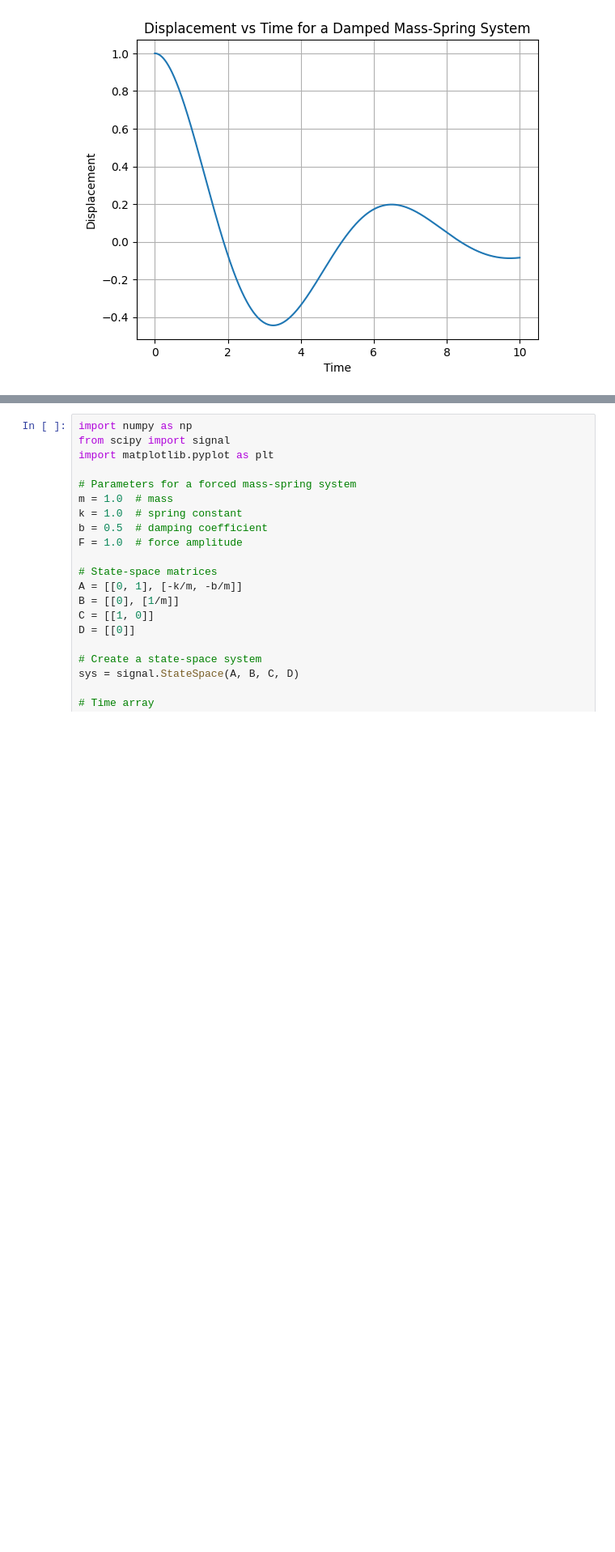
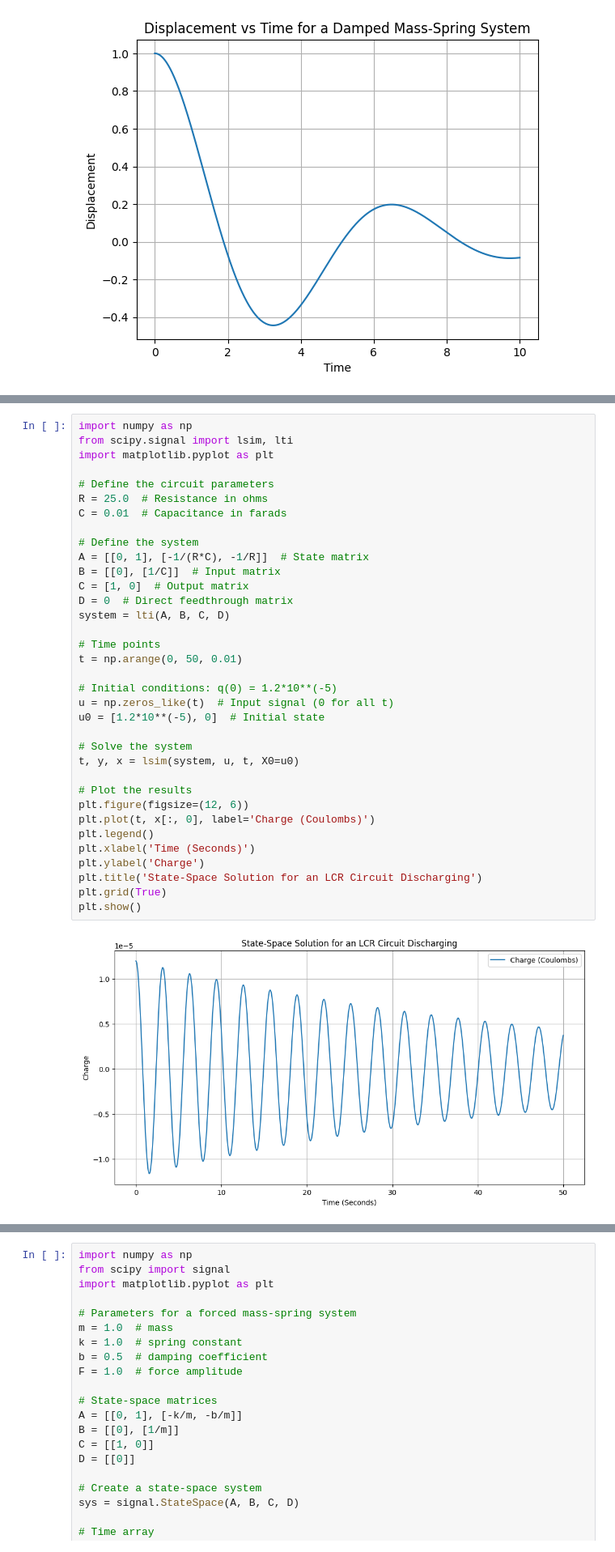
Before and after one commit to Gimgachad/Pyproj, a Jupyter notebook: StateSpace(Prithwiraj).ipynb, the cells around one changed output, grey strips where cells are left out. Shown at 81% size. Cells and saved outputs as stored; diff of their text form; blank space fills up the shorter version.

```diff
--- a/StateSpace(Prithwiraj).ipynb
+++ b/StateSpace(Prithwiraj).ipynb
@@ -79,0 +109,37 @@ plt.show()
+# %%
+import numpy as np
+from scipy.signal import lsim, lti
+import matplotlib.pyplot as plt
+
+# Define the circuit parameters
+R = 25.0  # Resistance in ohms
+C = 0.01  # Capacitance in farads
+
+# Define the system
+A = [[0, 1], [-1/(R*C), -1/R]]  # State matrix
+B = [[0], [1/C]]  # Input matrix
+C = [1, 0]  # Output matrix
+D = 0  # Direct feedthrough matrix
+system = lti(A, B, C, D)
+
+# Time points
+t = np.arange(0, 50, 0.01)
+
+# Initial conditions: q(0) = 1.2*10**(-5)
+u = np.zeros_like(t)  # Input signal (0 for all t)
+u0 = [1.2*10**(-5), 0]  # Initial state
+
+# Solve the system
+t, y, x = lsim(system, u, t, X0=u0)
+
+# Plot the results
+plt.figure(figsize=(12, 6))
+plt.plot(t, x[:, 0], label='Charge (Coulombs)')
+plt.legend()
+plt.xlabel('Time (Seconds)')
+plt.ylabel('Charge')
+plt.title('State-Space Solution for an LCR Circuit Discharging')
+plt.grid(True)
+plt.show()
+# %% [output]
+[figure, added]
```
Also changed, not shown: parts of 3 cells of this notebook, 9 other files.
